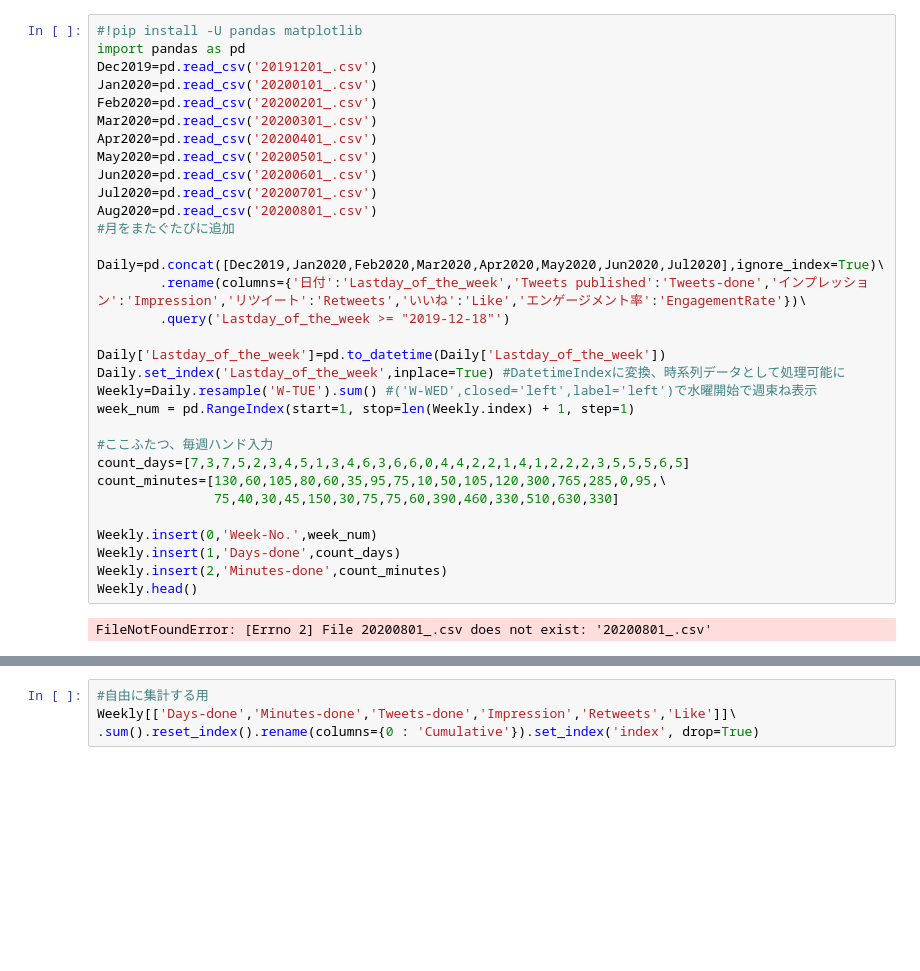
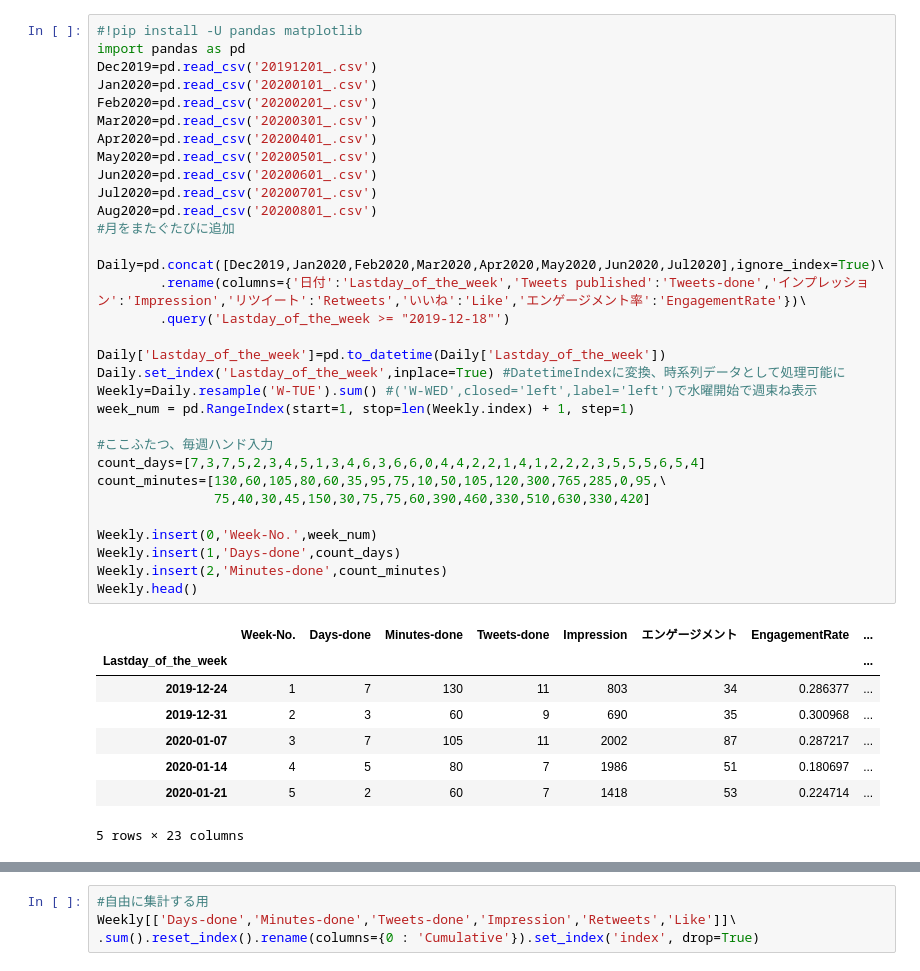
Before and after one commit to kazuyamano/100DaysOfCode, a Jupyter notebook: 100days.ipynb, the cells around one changed output, grey strips where cells are left out. Drawn from its saved outputs; the diff is of its cells as text; blank space fills up the shorter version.

```diff
--- a/100days.ipynb
+++ b/100days.ipynb
@@ -2,36 +2,43 @@
 #!pip install -U pandas matplotlib
 import pandas as pd
 Dec2019=pd.read_csv('20191201_.csv')
 Jan2020=pd.read_csv('20200101_.csv')
 Feb2020=pd.read_csv('20200201_.csv')
 Mar2020=pd.read_csv('20200301_.csv')
 Apr2020=pd.read_csv('20200401_.csv')
 May2020=pd.read_csv('20200501_.csv')
 Jun2020=pd.read_csv('20200601_.csv')
 Jul2020=pd.read_csv('20200701_.csv')
 Aug2020=pd.read_csv('20200801_.csv')
 #月をまたぐたびに追加
 
 Daily=pd.concat([Dec2019,Jan2020,Feb2020,Mar2020,Apr2020,May2020,Jun2020,Jul2020],ignore_index=True)\
         .rename(columns={'日付':'Lastday_of_the_week','Tweets published':'Tweets-done','インプレッション':'Impression','リツイート':'Retweets','いいね':'Like','エンゲージメント率':'EngagementRate'})\
         .query('Lastday_of_the_week >= "2019-12-18"')
 
 Daily['Lastday_of_the_week']=pd.to_datetime(Daily['Lastday_of_the_week'])
 Daily.set_index('Lastday_of_the_week',inplace=True) #DatetimeIndexに変換、時系列データとして処理可能に
 Weekly=Daily.resample('W-TUE').sum() #('W-WED',closed='left',label='left')で水曜開始で週束ね表示
 week_num = pd.RangeIndex(start=1, stop=len(Weekly.index) + 1, step=1)
 
 #ここふたつ、毎週ハンド入力
-count_days=[7,3,7,5,2,3,4,5,1,3,4,6,3,6,6,0,4,4,2,2,1,4,1,2,2,2,3,5,5,5,6,5]
+count_days=[7,3,7,5,2,3,4,5,1,3,4,6,3,6,6,0,4,4,2,2,1,4,1,2,2,2,3,5,5,5,6,5,4]
 count_minutes=[130,60,105,80,60,35,95,75,10,50,105,120,300,765,285,0,95,\
-               75,40,30,45,150,30,75,75,60,390,460,330,510,630,330]
+               75,40,30,45,150,30,75,75,60,390,460,330,510,630,330,420]
 
 Weekly.insert(0,'Week-No.',week_num)
 Weekly.insert(1,'Days-done',count_days)
 Weekly.insert(2,'Minutes-done',count_minutes)
 Weekly.head()
 # %% [output]
+|  | Week-No. | Days-done | Minutes-done | Tweets-done | Impression | エンゲージメント | EngagementRate | ... |
+| Lastday_of_the_week |  |  |  |  |  |  |  | ... |
+| 2019-12-24 | 1 | 7 | 130 | 11 | 803 | 34 | 0.286377 | ... |
+| 2019-12-31 | 2 | 3 | 60 | 9 | 690 | 35 | 0.300968 | ... |
+| 2020-01-07 | 3 | 7 | 105 | 11 | 2002 | 87 | 0.287217 | ... |
+| 2020-01-14 | 4 | 5 | 80 | 7 | 1986 | 51 | 0.180697 | ... |
+| 2020-01-21 | 5 | 2 | 60 | 7 | 1418 | 53 | 0.224714 | ... |
-FileNotFoundError: [Errno 2] File 20200801_.csv does not exist: '20200801_.csv'
+5 rows × 23 columns
 # %%
 %matplotlib inline
 import matplotlib.pyplot as plt
```
Also changed, not shown: parts of 1 cell of this notebook, 2 other files.
